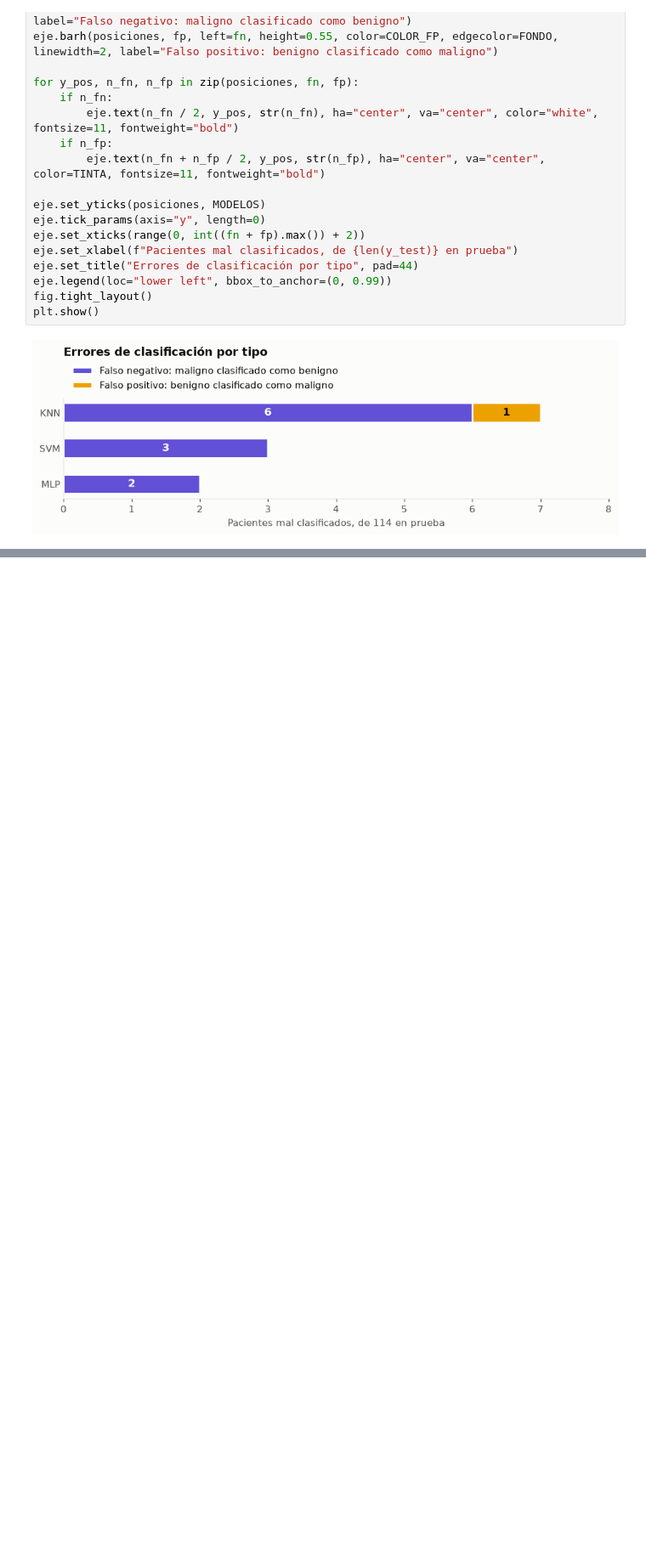
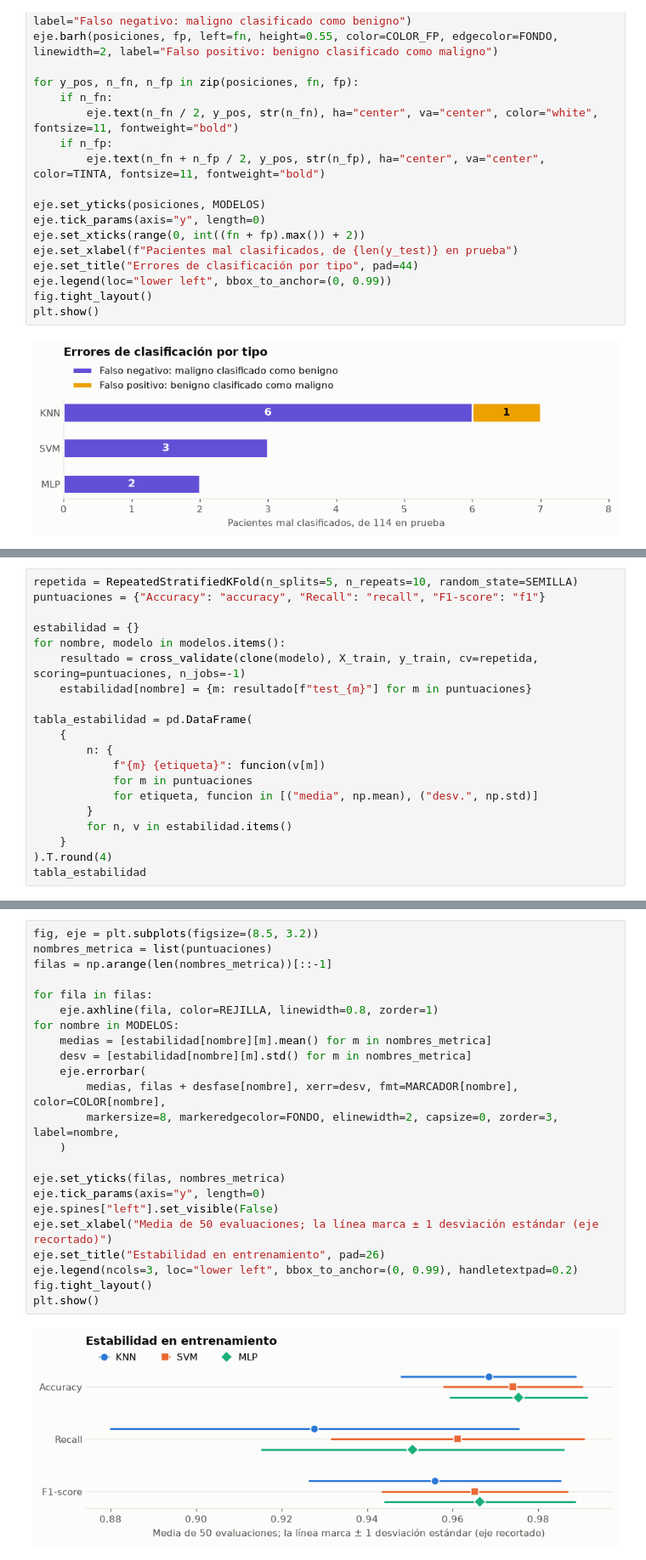
Before and after one commit to jorgemx546/comparacion-aprendizaje-supervisado, a Jupyter notebook: Comparacion_KNN_SVM_MLP.ipynb, the cells around one changed output, grey strips where cells are left out. Shown at 85% size. Cells and saved outputs as stored; diff of their text form; blank space fills up the shorter version.

Commit message:
Análisis del comportamiento de los modelos

```diff
--- a/Comparacion_KNN_SVM_MLP.ipynb
+++ b/Comparacion_KNN_SVM_MLP.ipynb
@@ -462,0 +471,20 @@ plt.show()
+# %%
+repetida = RepeatedStratifiedKFold(n_splits=5, n_repeats=10, random_state=SEMILLA)
+puntuaciones = {"Accuracy": "accuracy", "Recall": "recall", "F1-score": "f1"}
+
+estabilidad = {}
+for nombre, modelo in modelos.items():
+    resultado = cross_validate(clone(modelo), X_train, y_train, cv=repetida, scoring=puntuaciones, n_jobs=-1)
+    estabilidad[nombre] = {m: resultado[f"test_{m}"] for m in puntuaciones}
+
+tabla_estabilidad = pd.DataFrame(
+    {
+        n: {
+            f"{m} {etiqueta}": funcion(v[m])
+            for m in puntuaciones
+            for etiqueta, funcion in [("media", np.mean), ("desv.", np.std)]
+        }
+        for n, v in estabilidad.items()
+    }
+).T.round(4)
+tabla_estabilidad
@@ -462,0 +496,25 @@ plt.show()
+# %%
+fig, eje = plt.subplots(figsize=(8.5, 3.2))
+nombres_metrica = list(puntuaciones)
+filas = np.arange(len(nombres_metrica))[::-1]
+
+for fila in filas:
+    eje.axhline(fila, color=REJILLA, linewidth=0.8, zorder=1)
+for nombre in MODELOS:
+    medias = [estabilidad[nombre][m].mean() for m in nombres_metrica]
+    desv = [estabilidad[nombre][m].std() for m in nombres_metrica]
+    eje.errorbar(
+        medias, filas + desfase[nombre], xerr=desv, fmt=MARCADOR[nombre], color=COLOR[nombre],
+        markersize=8, markeredgecolor=FONDO, elinewidth=2, capsize=0, zorder=3, label=nombre,
+    )
+
+eje.set_yticks(filas, nombres_metrica)
+eje.tick_params(axis="y", length=0)
+eje.spines["left"].set_visible(False)
+eje.set_xlabel("Media de 50 evaluaciones; la línea marca ± 1 desviación estándar (eje recortado)")
+eje.set_title("Estabilidad en entrenamiento", pad=26)
+eje.legend(ncols=3, loc="lower left", bbox_to_anchor=(0, 0.99), handletextpad=0.2)
+fig.tight_layout()
+plt.show()
+# %% [output]
+[figure, added]
```
Also changed, not shown: parts of 16 cells of this notebook.
